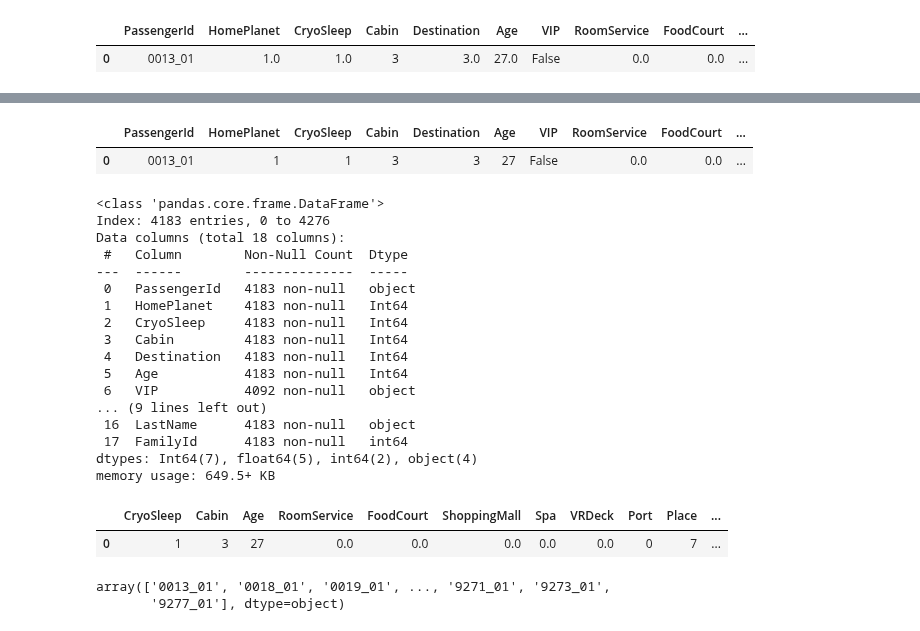
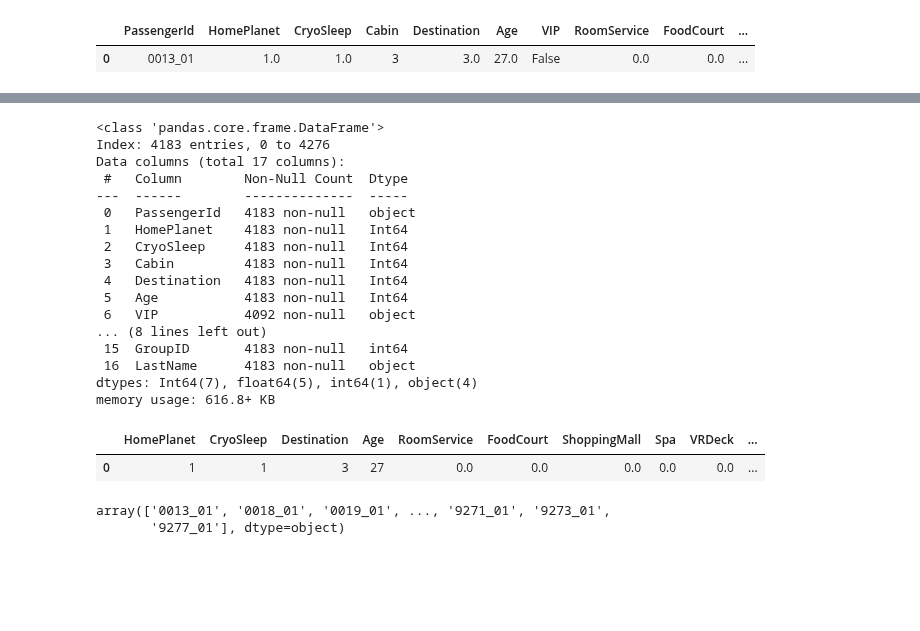
Before and after one commit to Sadeqsoli/SpaceTitanicSurvivors, a Jupyter notebook: spacetitanicsurvivors.ipynb, the cells around one changed output, grey strips where cells are left out. Cells and saved outputs as stored; diff of their text form; code cells hidden in the pictures; blank space fills up the shorter version.

```diff
--- a/spacetitanicsurvivors.ipynb
+++ b/spacetitanicsurvivors.ipynb
@@ -612,12 +602,6 @@ Data columns (total 17 columns):
  16  LastName      4183 non-null   object
 dtypes: Int64(7), float64(5), int64(1), object(4)
 memory usage: 616.8+ KB
-# %%
-df_test['FamilyId'] = df_test.groupby(['LastName','GroupID']).ngroup()
-df_test.head(1)
-# %% [output]
-|  | PassengerId | HomePlanet | CryoSleep | Cabin | Destination | Age | VIP | RoomService | FoodCourt | ... |
-| 0 | 0013_01 | 1 | 1 | 3 | 3 | 27 | False | 0.0 | 0.0 | ... |
 # %%
 df_test["HomePlanet"].fillna(df_test["HomePlanet"].mode()[0],inplace=True)
 df_test["CryoSleep"].fillna(df_test["CryoSleep"].mode()[0],inplace=True)
@@ -635,7 +619,7 @@ df_test.info()
 # %% [output]
 <class 'pandas.core.frame.DataFrame'>
 Index: 4183 entries, 0 to 4276
-Data columns (total 18 columns):
+Data columns (total 17 columns):
  #   Column        Non-Null Count  Dtype
 ---  ------        --------------  -----
  0   PassengerId   4183 non-null   object
@@ -645,17 +629,17 @@ Data columns (total 18 columns):
  4   Destination   4183 non-null   Int64
  5   Age           4183 non-null   Int64
  6   VIP           4092 non-null   object
-... (9 lines left out)
+... (8 lines left out)
+ 15  GroupID       4183 non-null   int64
  16  LastName      4183 non-null   object
- 17  FamilyId      4183 non-null   int64
-dtypes: Int64(7), float64(5), int64(2), object(4)
-memory usage: 649.5+ KB
+dtypes: Int64(7), float64(5), int64(1), object(4)
+memory usage: 616.8+ KB
 # %%
-df_test = df_test.drop(columns=['PassengerId','VIP','Name','LastName','HomePlanet','Destination','FamilyId'])
+df_test = df_test.drop(columns=['PassengerId','VIP','Name','LastName','Cabin','GroupID'])
 df_test.head(1)
 # %% [output]
-|  | CryoSleep | Cabin | Age | RoomService | FoodCourt | ShoppingMall | Spa | VRDeck | Port | Place | ... |
-| 0 | 1 | 3 | 27 | 0.0 | 0.0 | 0.0 | 0.0 | 0.0 | 0 | 7 | ... |
+|  | HomePlanet | CryoSleep | Destination | Age | RoomService | FoodCourt | ShoppingMall | Spa | VRDeck | ... |
+| 0 | 1 | 1 | 3 | 27 | 0.0 | 0.0 | 0.0 | 0.0 | 0.0 | ... |
 # %%
 # df_test['Aged'] = np.where(df_test.Age > 15, 1,0)
 # df_test.head(1)
```
Also changed, not shown: parts of 5 cells of this notebook.
